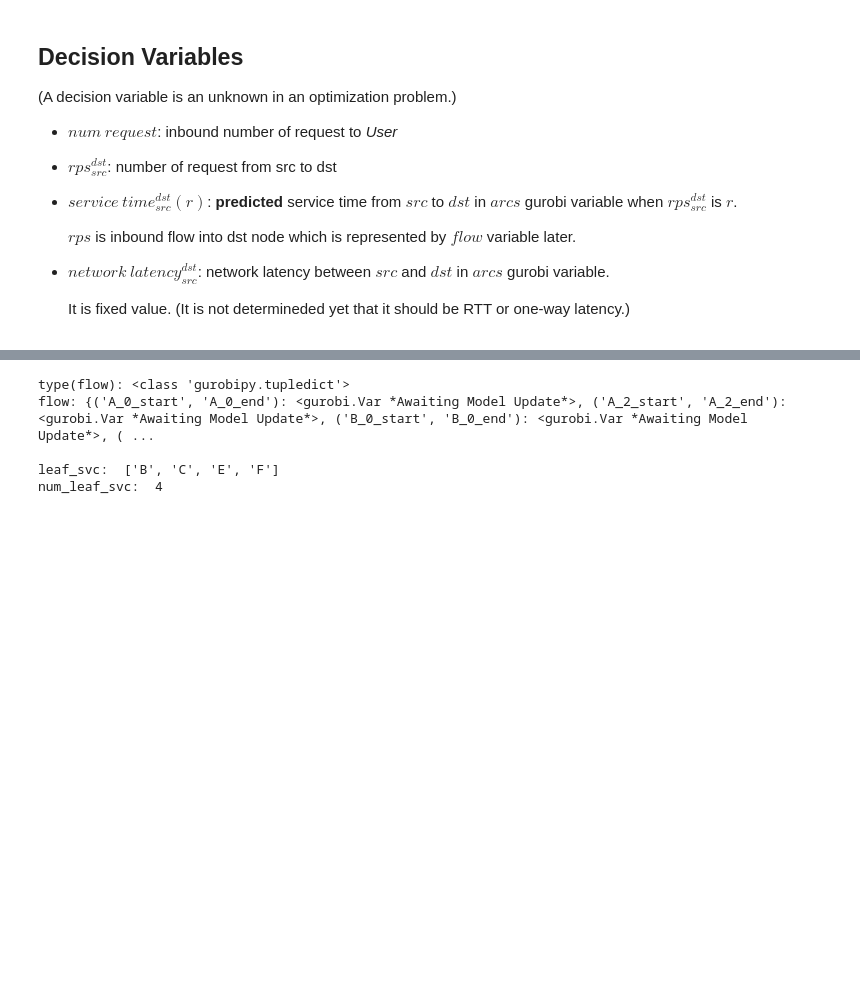
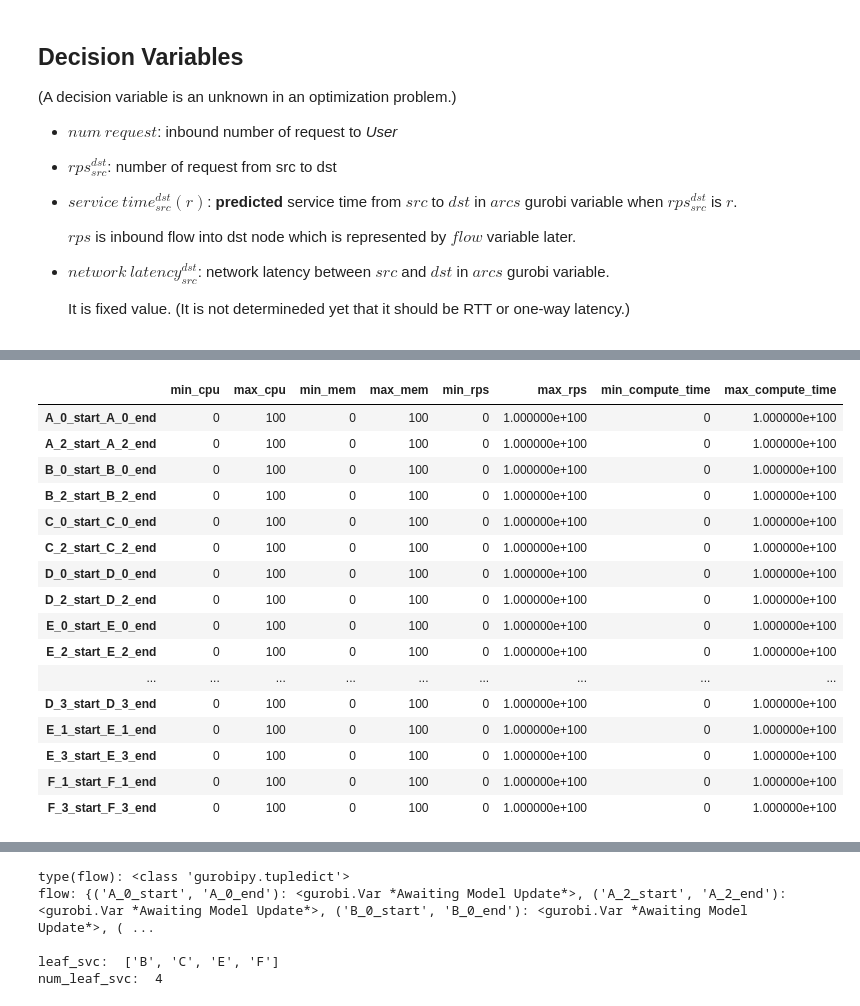
Before and after one commit to netarch/slate-sim, a Jupyter notebook: ml_optimizer.ipynb, the cells around one changed output, grey strips where cells are left out. Cells and saved outputs as stored; diff of their text form; code cells hidden in the pictures; blank space fills up the shorter version.

```diff
--- a/ml_optimizer.ipynb
+++ b/ml_optimizer.ipynb
@@ -329,0 +289,81 @@ data
+# %%
+min_cpu = 0
+max_cpu = 100
+min_rps = 0
+max_rps = GRB.INFINITY
+
+target_var = compute_arc_var_name
+min_compute_time = [0] * len(target_var)
+max_compute_time = [GRB.INFINITY] * len(target_var) # SLO
+compute_time_data = pd.DataFrame(
+    data={
+        # "service_name":target_var,
+        "min_cpu":[min_cpu]*len(target_var),
+        "max_cpu":[max_cpu]*len(target_var),
+        "min_mem":[min_cpu]*len(target_var),
+        "max_mem":[max_cpu]*len(target_var),
+        "min_rps":[min_rps]*len(target_var),
+        "max_rps":[max_rps]*len(target_var),
+        "min_compute_time": min_compute_time,
+        "max_compute_time": max_compute_time,
+    },
+    index=target_var
+)
+
+target_var = network_arc_var_name
+min_network_latency = list()
+max_network_latency = list()
+for var_name in network_arc_var_name:
+    elem = var_name.split("_")
+    src_svc = elem[0]
+    dst_svc = elem[3]
+    if src_svc == "src":
+        min_network_latency.append(0)
+        max_network_latency.append(0)
+    elif dst_svc == "dst":
+        min_network_latency.append(0)
+        max_network_latency.append(0)
+    else:
+        from_idx = int(elem[1])
+        to_idx = int(elem[4])
+        try:
+            if from_idx%2 == to_idx%2:
+                min_network_latency.append(sim.NetworkLatency().same_rack)
+                max_network_latency.append(sim.NetworkLatency().same_rack)
+            else:
+                min_network_latency.append(sim.NetworkLatency().far_inter_region)
+                max_network_latency.append(sim.NetworkLatency().far_inter_region)
+        except:
+            print("error", elem)
+            break
+network_latency_data = pd.DataFrame(
+    data={
+        # "service_name":target_var,
+        "min_rps":[min_rps]*len(target_var),
+        "max_rps":[max_rps]*len(target_var),
+        "min_network_latency": min_network_latency,
+        "max_network_latency": max_network_latency,
+    },
+    index=target_var
+)
+
+display(compute_time_data)
+display(network_latency_data)
+# %% [output]
+|  | min_cpu | max_cpu | min_mem | max_mem | min_rps | max_rps | min_compute_time | max_compute_time |
+| A_0_start_A_0_end | 0 | 100 | 0 | 100 | 0 | 1.000000e+100 | 0 | 1.000000e+100 |
+| A_2_start_A_2_end | 0 | 100 | 0 | 100 | 0 | 1.000000e+100 | 0 | 1.000000e+100 |
+| B_0_start_B_0_end | 0 | 100 | 0 | 100 | 0 | 1.000000e+100 | 0 | 1.000000e+100 |
+| B_2_start_B_2_end | 0 | 100 | 0 | 100 | 0 | 1.000000e+100 | 0 | 1.000000e+100 |
+| C_0_start_C_0_end | 0 | 100 | 0 | 100 | 0 | 1.000000e+100 | 0 | 1.000000e+100 |
+| C_2_start_C_2_end | 0 | 100 | 0 | 100 | 0 | 1.000000e+100 | 0 | 1.000000e+100 |
+| D_0_start_D_0_end | 0 | 100 | 0 | 100 | 0 | 1.000000e+100 | 0 | 1.000000e+100 |
+| D_2_start_D_2_end | 0 | 100 | 0 | 100 | 0 | 1.000000e+100 | 0 | 1.000000e+100 |
+| E_0_start_E_0_end | 0 | 100 | 0 | 100 | 0 | 1.000000e+100 | 0 | 1.000000e+100 |
+| E_2_start_E_2_end | 0 | 100 | 0 | 100 | 0 | 1.000000e+100 | 0 | 1.000000e+100 |
+| ... | ... | ... | ... | ... | ... | ... | ... | ... |
+| D_3_start_D_3_end | 0 | 100 | 0 | 100 | 0 | 1.000000e+100 | 0 | 1.000000e+100 |
+| E_1_start_E_1_end | 0 | 100 | 0 | 100 | 0 | 1.000000e+100 | 0 | 1.000000e+100 |
+| E_3_start_E_3_end | 0 | 100 | 0 | 100 | 0 | 1.000000e+100 | 0 | 1.000000e+100 |
+| F_1_start_F_1_end | 0 | 100 | 0 | 100 | 0 | 1.000000e+100 | 0 | 1.000000e+100 |
+| F_3_start_F_3_end | 0 | 100 | 0 | 100 | 0 | 1.000000e+100 | 0 | 1.000000e+100 |
```
Also changed, not shown: parts of 21 cells of this notebook.
